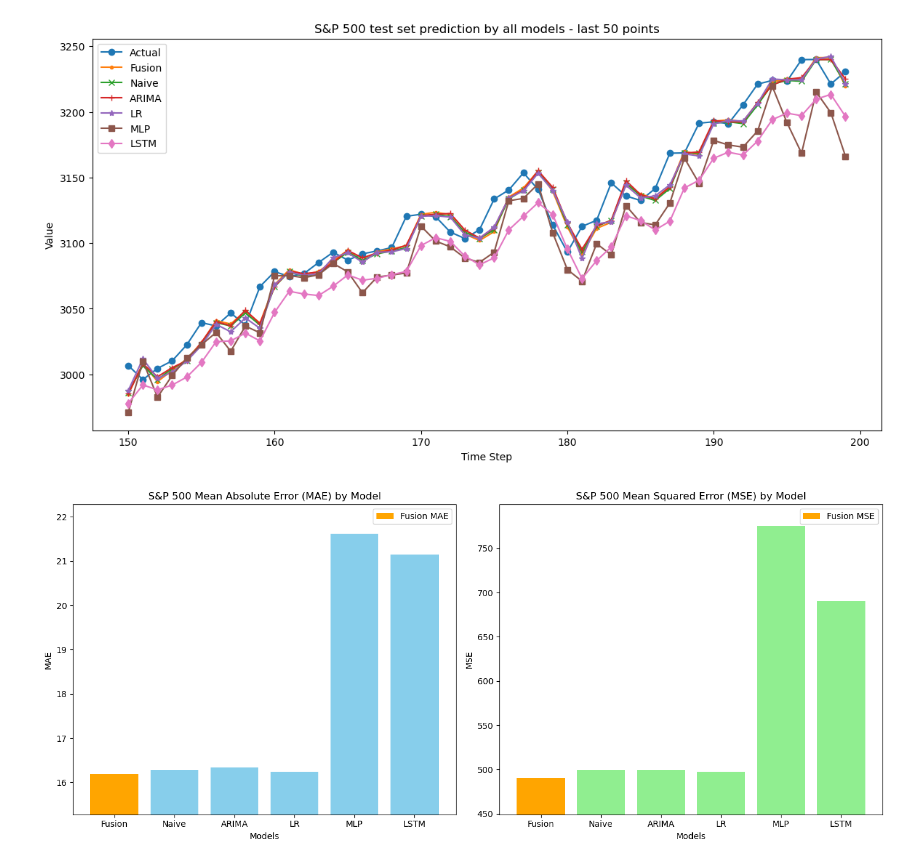
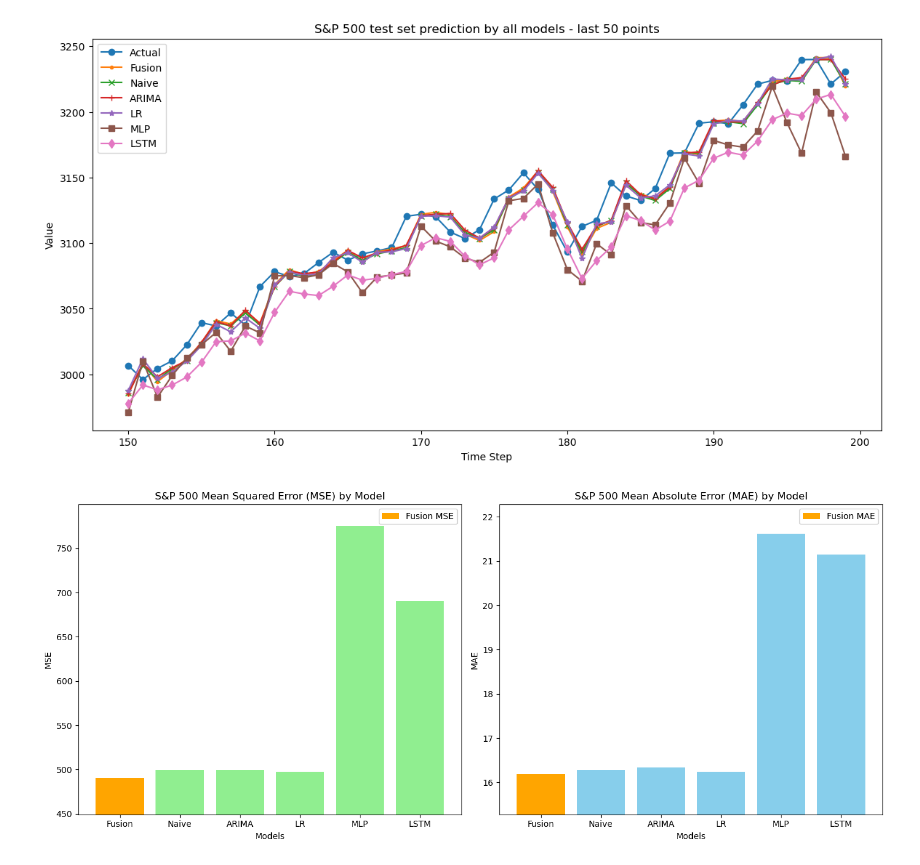
Before and after one commit to Zhang-Cheng-76200/Random-Walk-Prediction, a Jupyter notebook: Random_walk_prediction_SP500_PLOT.ipynb, the cells around one changed output. Cells and saved outputs as stored; diff of their text form; code cells hidden in the pictures.

```diff
--- a/Random_walk_prediction_SP500_PLOT.ipynb
+++ b/Random_walk_prediction_SP500_PLOT.ipynb
@@ -62,41 +62,43 @@ plt.show()
 # %%
 # Define margins
 mae_margin = 1
 mse_margin = 100
 
 # Get naive MAE and MSE
 naive_mae = df_performance['MAE'][df_performance['Models'] == 'Naive'].values[0]
 naive_mse = df_performance['MSE'][df_performance['Models'] == 'Naive'].values[0]
 
 # Get fusion method MAE and MSE
 fusion_mae = df_performance['MAE'][df_performance['Models'] == 'Fusion'].values[0]
 fusion_mse = df_performance['MSE'][df_performance['Models'] == 'Fusion'].values[0]
 
 # Plotting
 fig, ax = plt.subplots(1, 2, figsize=(14, 6))
 
-# Bar chart for MAE
-ax[0].bar(df_performance['Models'], df_performance['MAE'], color='skyblue')
-# ax[0].axhline(y=naive_mae, color='r', linestyle='--', label='Naive MAE')
-ax[0].bar('Fusion', fusion_mae, color='orange', label='Fusion MAE')
-ax[0].set_title('S&P 500 Mean Absolute Error (MAE) by Model')
+# Bar chart for MSE
+ax[0].bar(df_performance['Models'], df_performance['MSE'], color='lightgreen')
+# ax[1].axhline(y=naive_mse, color='r', linestyle='--', label='Naive MSE')
+ax[0].bar('Fusion', fusion_mse, color='orange', label='Fusion MSE')
+ax[0].set_title('S&P 500 Mean Squared Error (MSE) by Model')
 ax[0].set_xlabel('Models')
-ax[0].set_ylabel('MAE')
-ax[0].set_ylim([naive_mae - mae_margin, naive_mae + 6 * mae_margin])  # Set y-limits around the naive MAE
+ax[0].set_ylabel('MSE')
+ax[0].set_ylim([naive_mse - 0.5 * mse_margin, naive_mse + 3 * mse_margin])  # Set y-limits around the naive MSE
 ax[0].legend()
 
-# Bar chart for MSE
-ax[1].bar(df_performance['Models'], df_performance['MSE'], color='lightgreen')
-# ax[1].axhline(y=naive_mse, color='r', linestyle='--', label='Naive MSE')
-ax[1].bar('Fusion', fusion_mse, color='orange', label='Fusion MSE')
-ax[1].set_title('S&P 500 Mean Squared Error (MSE) by Model')
+# Bar chart for MAE
+ax[1].bar(df_performance['Models'], df_performance['MAE'], color='skyblue')
+# ax[0].axhline(y=naive_mae, color='r', linestyle='--', label='Naive MAE')
+ax[1].bar('Fusion', fusion_mae, color='orange', label='Fusion MAE')
+ax[1].set_title('S&P 500 Mean Absolute Error (MAE) by Model')
 ax[1].set_xlabel('Models')
-ax[1].set_ylabel('MSE')
-ax[1].set_ylim([naive_mse - 0.5 * mse_margin, naive_mse + 3 * mse_margin])  # Set y-limits around the naive MSE
+ax[1].set_ylabel('MAE')
+ax[1].set_ylim([naive_mae - mae_margin, naive_mae + 6 * mae_margin])  # Set y-limits around the naive MAE
 ax[1].legend()
+
+
 
 plt.tight_layout()
 plt.savefig("C:\\Users\\DELL\\Research_projects\\Random_walk_prediction\\figures\\ALL_MODELS_Comparison_SP500.png", dpi=300)
 plt.show()
 # %% [output]
-[figure, old version]
+[figure, new version]
```
